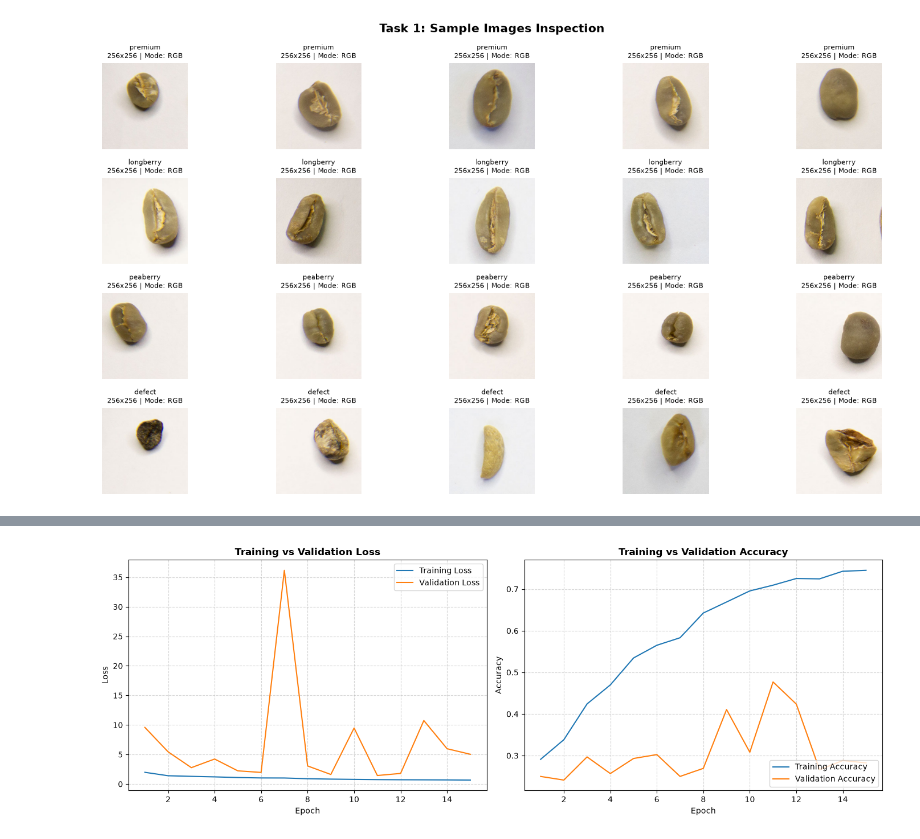
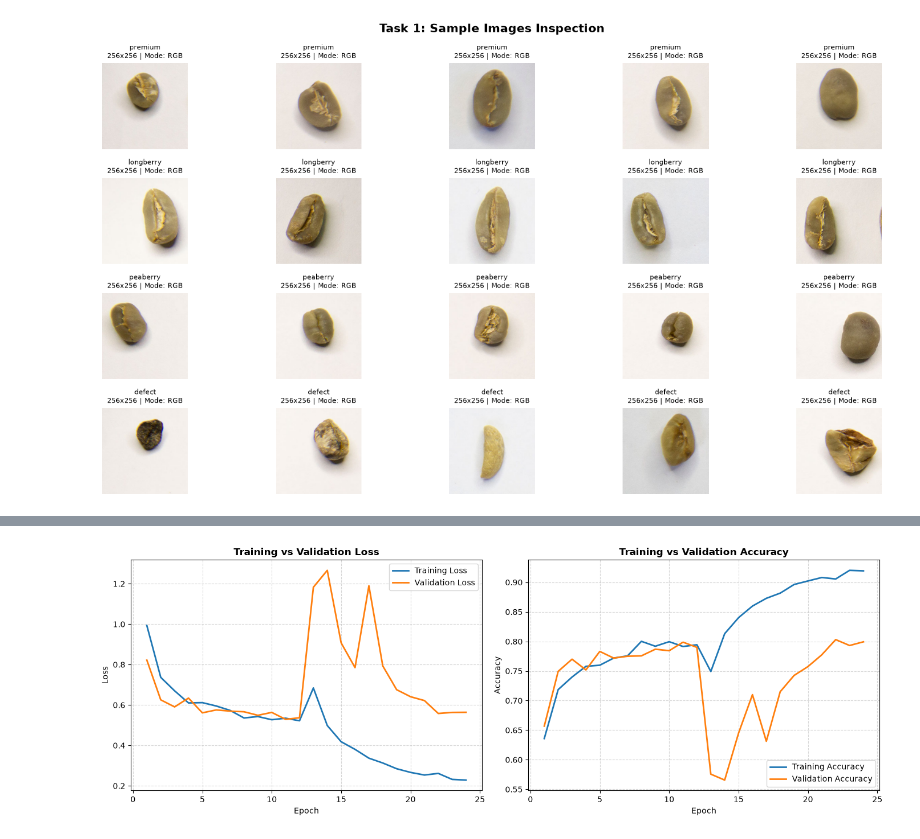
Before and after one commit to RuetGG/Coffee-Classifier-, a Jupyter notebook: notebook/CNN_coffeePredictor.ipynb, the cells around one changed output, grey strips where cells are left out. Saved outputs shown, nothing was run; the diff lists cells and outputs as text; code cells hidden in the pictures.

Commit message:
Final Trained Model

```diff
--- a/notebook/CNN_coffeePredictor.ipynb
+++ b/notebook/CNN_coffeePredictor.ipynb
@@ -143,7 +145,7 @@ import tensorflow as tf
 from tensorflow.keras import layers
 
 DATA_DIR = r"C:\Users\ruthg\Downloads\coffee_dataset"
-IMG_SIZE = (150, 150)
+IMG_SIZE = (224, 224)
 BATCH_SIZE = 32
 
 def compute_class_weights(train_ds):
@@ -180,10 +182,11 @@ def get_data_pipelines(data_dir):
     val_path = os.path.join(data_dir, "val")
     test_path = os.path.join(data_dir, "test")
 
+    # Use RGB (3 channels) so the model captures bean color, roast shade, and defect stains
     train_ds = tf.keras.utils.image_dataset_from_directory(
         train_path,
         image_size=IMG_SIZE,
-        color_mode="grayscale",
+        color_mode="rgb",
         batch_size=BATCH_SIZE,
         label_mode="int",
         shuffle=True,
@@ -193,7 +196,7 @@ def get_data_pipelines(data_dir):
     val_ds = tf.keras.utils.image_dataset_from_directory(
         val_path,
         image_size=IMG_SIZE,
-        color_mode="grayscale",
+        color_mode="rgb",
         batch_size=BATCH_SIZE,
         label_mode="int",
         shuffle=False
@@ -202,7 +205,7 @@ def get_data_pipelines(data_dir):
     test_ds = tf.keras.utils.image_dataset_from_directory(
         test_path,
         image_size=IMG_SIZE,
-        color_mode="grayscale",
+        color_mode="rgb",
         batch_size=BATCH_SIZE,
         label_mode="int",
         shuffle=False
@@ -212,11 +215,12 @@ def get_data_pipelines(data_dir):
 
     rescaling = layers.Rescaling(1.0 / 255.0)
 
-    # Note the value_range parameter added to RandomBrightness
+    # Robust data augmentation for coffee beans (rotational invariance, brightness, contrast)
     data_augmentation = tf.keras.Sequential([
-        layers.RandomRotation(factor=0.04),
+        layers.RandomFlip("horizontal_and_vertical"),
+        layers.RandomRotation(factor=0.5),
         layers.RandomZoom(height_factor=(-0.1, 0.1)),
-        layers.RandomFlip("horizontal"),
+        layers.RandomContrast(factor=0.1),
         layers.RandomBrightness(factor=0.1, value_range=(0.0, 1.0))
     ], name="data_augmentation")
 
@@ -369,38 +409,37 @@ Restoring model weights from the end of the best epoch: 11.
 # %%
-
-# Extract metric values from training history
-acc = history.history["accuracy"]
-val_acc = history.history["val_accuracy"]
-loss = history.history["loss"]
-val_loss = history.history["val_loss"]
+# Extract metric values from combined training history
+acc = history["accuracy"] if isinstance(history, dict) else history.history["accuracy"]
+val_acc = history["val_accuracy"] if isinstance(history, dict) else history.history["val_accuracy"]
+loss = history["loss"] if isinstance(history, dict) else history.history["loss"]
+val_loss = history["val_loss"] if isinstance(history, dict) else history.history["val_loss"]
 epochs_range = range(1, len(acc) + 1)
 
 plt.figure(figsize=(14, 5))
 
 # Subplot 1: Loss Curves
 plt.subplot(1, 2, 1)
-plt.plot(epochs_range, loss, label="Training Loss")
-plt.plot(epochs_range, val_loss, label="Validation Loss")
-plt.title("Training vs Validation Loss", fontweight="bold")
+plt.plot(epochs_range, loss, label="Training Loss", color="tab:blue", linewidth=2)
+plt.plot(epochs_range, val_loss, label="Validation Loss", color="tab:orange", linewidth=2)
+plt.title("Training vs Validation Loss", fontweight="bold", fontsize=12)
 plt.xlabel("Epoch")
 plt.ylabel("Loss")
 plt.legend(loc="upper right")
 plt.grid(True, linestyle="--", alpha=0.5)
 
 # Subplot 2: Accuracy Curves
 plt.subplot(1, 2, 2)
-plt.plot(epochs_range, acc, label="Training Accuracy")
-plt.plot(epochs_range, val_acc, label="Validation Accuracy")
-plt.title("Training vs Validation Accuracy", fontweight="bold")
+plt.plot(epochs_range, acc, label="Training Accuracy", color="tab:blue", linewidth=2)
+plt.plot(epochs_range, val_acc, label="Validation Accuracy", color="tab:orange", linewidth=2)
+plt.title("Training vs Validation Accuracy", fontweight="bold", fontsize=12)
 plt.xlabel("Epoch")
 plt.ylabel("Accuracy")
 plt.legend(loc="lower right")
 plt.grid(True, linestyle="--", alpha=0.5)
 
 plt.tight_layout()
 plt.show()
 # %% [output]
-[figure, old version]
+[figure, new version]
 # %%
 import numpy as np
 import matplotlib.pyplot as plt
```
Also changed, not shown: parts of 5 cells of this notebook.
